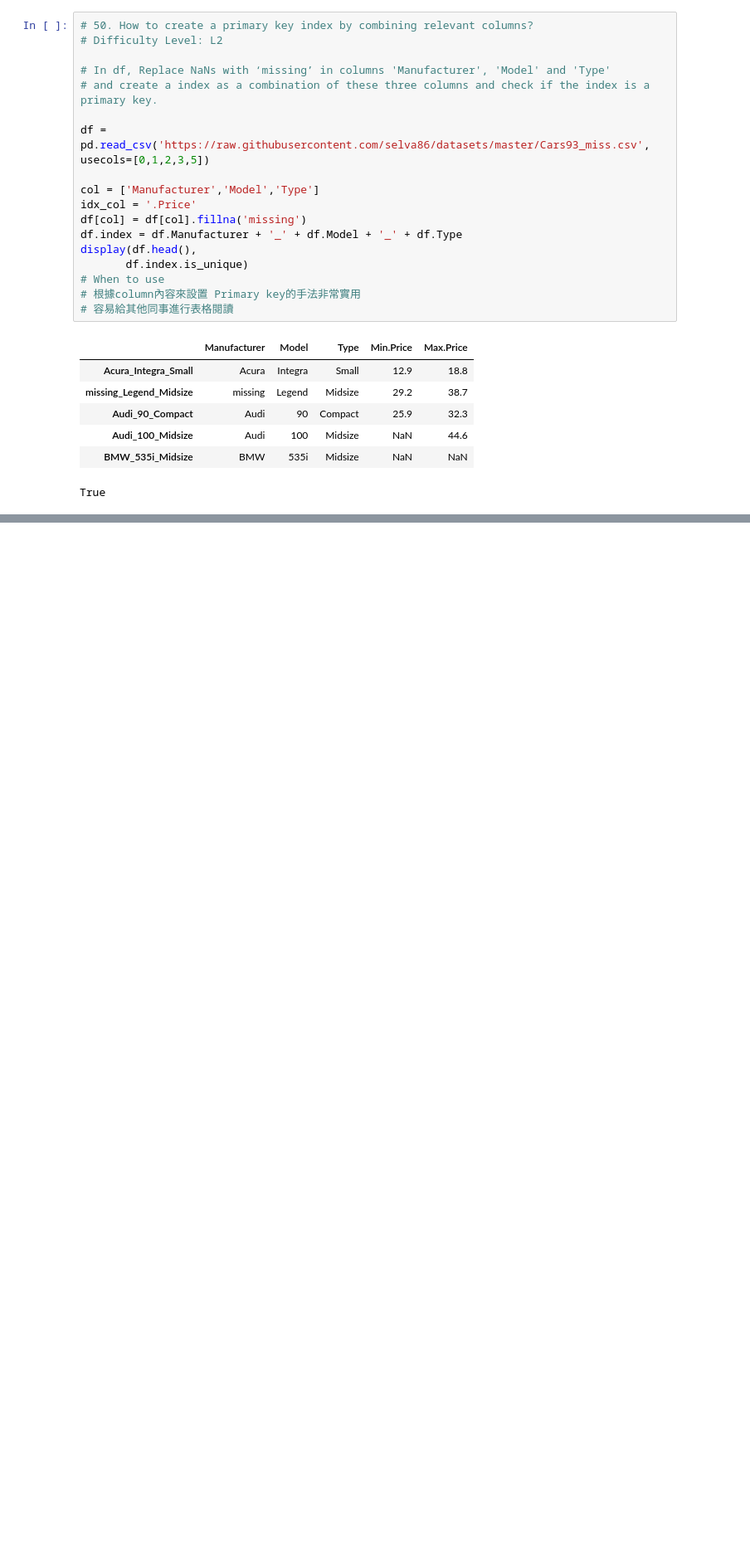
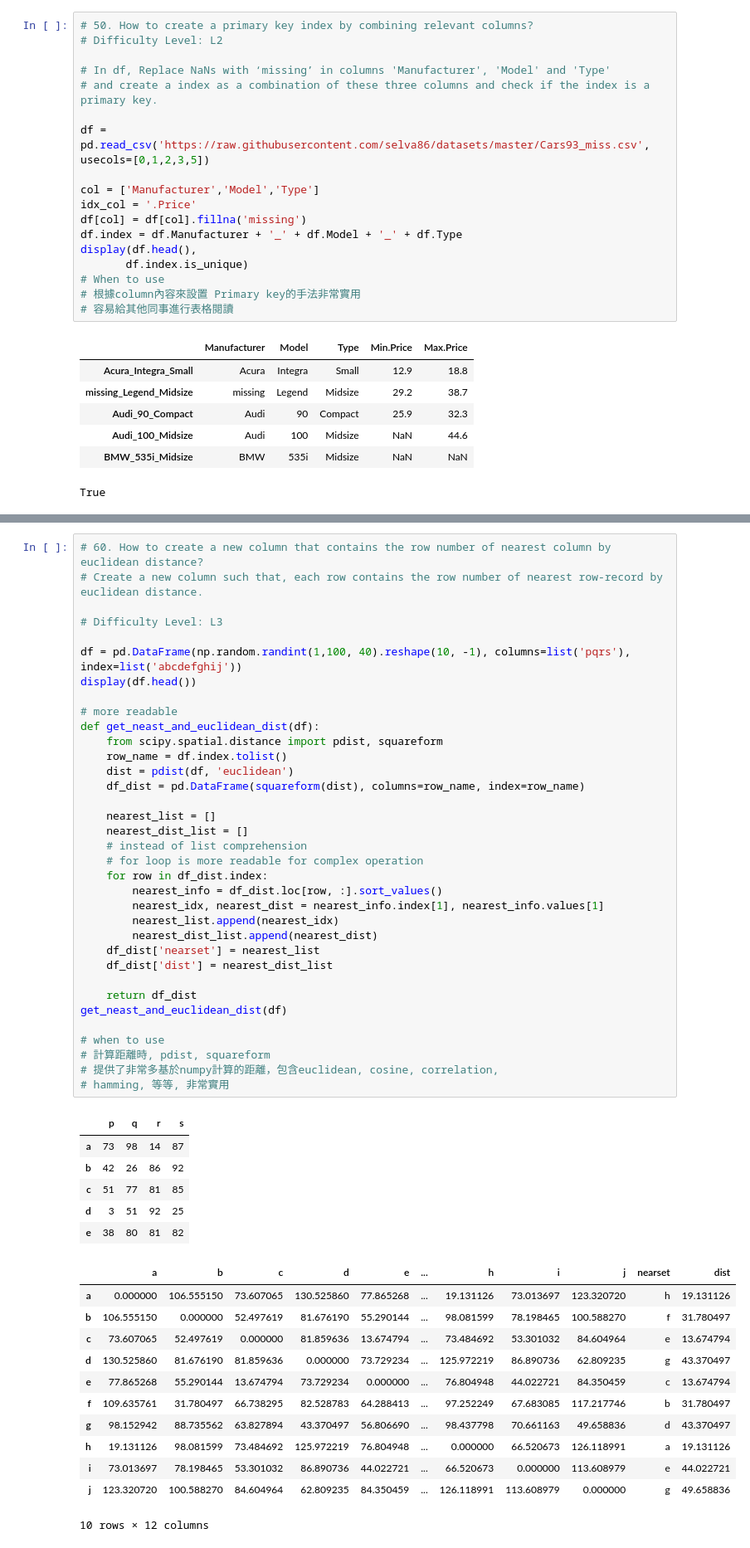
Before and after one commit to YLTsai0609/pandas_101, a Jupyter notebook: notebook.ipynb, the cells around one changed output, grey strips where cells are left out. Shown: that part at 83% size. Drawn from its saved outputs; the diff is of its cells as text; blank space fills up the shorter version.

```diff
--- a/notebook.ipynb
+++ b/notebook.ipynb
@@ -994,0 +1166,54 @@ df.query('RowSum > 100').tail(2)
+# %%
+# 60. How to create a new column that contains the row number of nearest column by euclidean distance?
+# Create a new column such that, each row contains the row number of nearest row-record by euclidean distance.
+
+# Difficulty Level: L3
+
+df = pd.DataFrame(np.random.randint(1,100, 40).reshape(10, -1), columns=list('pqrs'), index=list('abcdefghij'))
+display(df.head())
+
+# more readable
+def get_neast_and_euclidean_dist(df):
+    from scipy.spatial.distance import pdist, squareform
+    row_name = df.index.tolist()
+    dist = pdist(df, 'euclidean')
+    df_dist = pd.DataFrame(squareform(dist), columns=row_name, index=row_name)
+
+    nearest_list = []
+    nearest_dist_list = []
+    # instead of list comprehension
+    # for loop is more readable for complex operation
+    for row in df_dist.index:
+        nearest_info = df_dist.loc[row, :].sort_values()
+        nearest_idx, nearest_dist = nearest_info.index[1], nearest_info.values[1]
+        nearest_list.append(nearest_idx)
+        nearest_dist_list.append(nearest_dist)
+    df_dist['nearset'] = nearest_list
+    df_dist['dist'] = nearest_dist_list
+
+    return df_dist
+get_neast_and_euclidean_dist(df)
+
+# when to use
+# 計算距離時, pdist, squareform
+# 提供了非常多基於numpy計算的距離，包含euclidean, cosine, correlation,
+# hamming, 等等, 非常實用
+# %% [output]
+|  | p | q | r | s |
+| a | 73 | 98 | 14 | 87 |
+| b | 42 | 26 | 86 | 92 |
+| c | 51 | 77 | 81 | 85 |
+| d | 3 | 51 | 92 | 25 |
+| e | 38 | 80 | 81 | 82 |
+|  | a | b | c | d | e | ... | h | i | j | nearset | dist |
+| a | 0.000000 | 106.555150 | 73.607065 | 130.525860 | 77.865268 | ... | 19.131126 | 73.013697 | 123.320720 | h | 19.131126 |
+| b | 106.555150 | 0.000000 | 52.497619 | 81.676190 | 55.290144 | ... | 98.081599 | 78.198465 | 100.588270 | f | 31.780497 |
+| c | 73.607065 | 52.497619 | 0.000000 | 81.859636 | 13.674794 | ... | 73.484692 | 53.301032 | 84.604964 | e | 13.674794 |
+| d | 130.525860 | 81.676190 | 81.859636 | 0.000000 | 73.729234 | ... | 125.972219 | 86.890736 | 62.809235 | g | 43.370497 |
+| e | 77.865268 | 55.290144 | 13.674794 | 73.729234 | 0.000000 | ... | 76.804948 | 44.022721 | 84.350459 | c | 13.674794 |
+| f | 109.635761 | 31.780497 | 66.738295 | 82.528783 | 64.288413 | ... | 97.252249 | 67.683085 | 117.217746 | b | 31.780497 |
+| g | 98.152942 | 88.735562 | 63.827894 | 43.370497 | 56.806690 | ... | 98.437798 | 70.661163 | 49.658836 | d | 43.370497 |
+| h | 19.131126 | 98.081599 | 73.484692 | 125.972219 | 76.804948 | ... | 0.000000 | 66.520673 | 126.118991 | a | 19.131126 |
+| i | 73.013697 | 78.198465 | 53.301032 | 86.890736 | 44.022721 | ... | 66.520673 | 0.000000 | 113.608979 | e | 44.022721 |
+| j | 123.320720 | 100.588270 | 84.604964 | 62.809235 | 84.350459 | ... | 126.118991 | 113.608979 | 0.000000 | g | 49.658836 |
+10 rows × 12 columns
```
Also changed, not shown: parts of 26 cells of this notebook, 1 other file.
